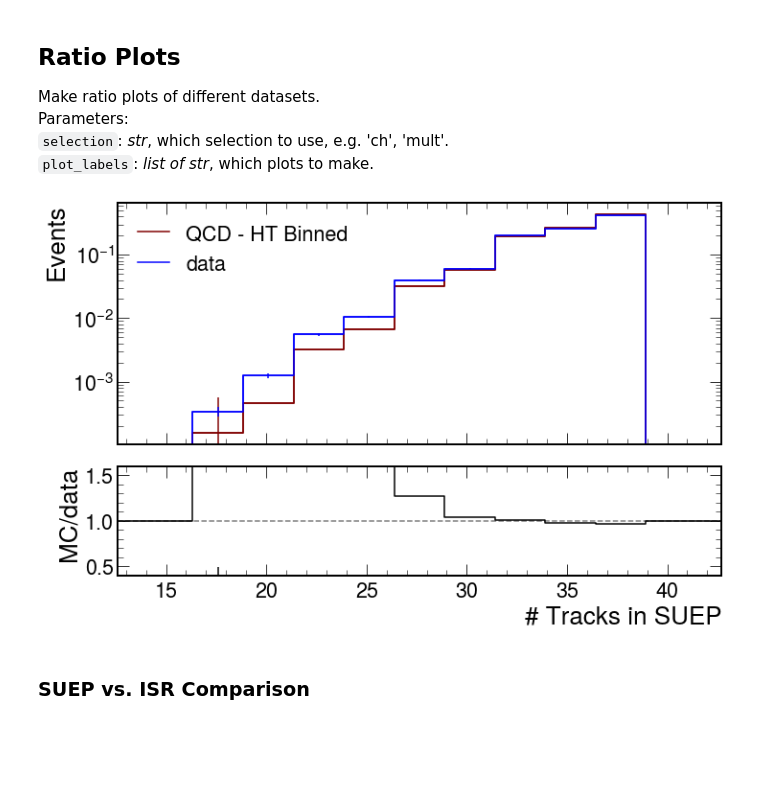
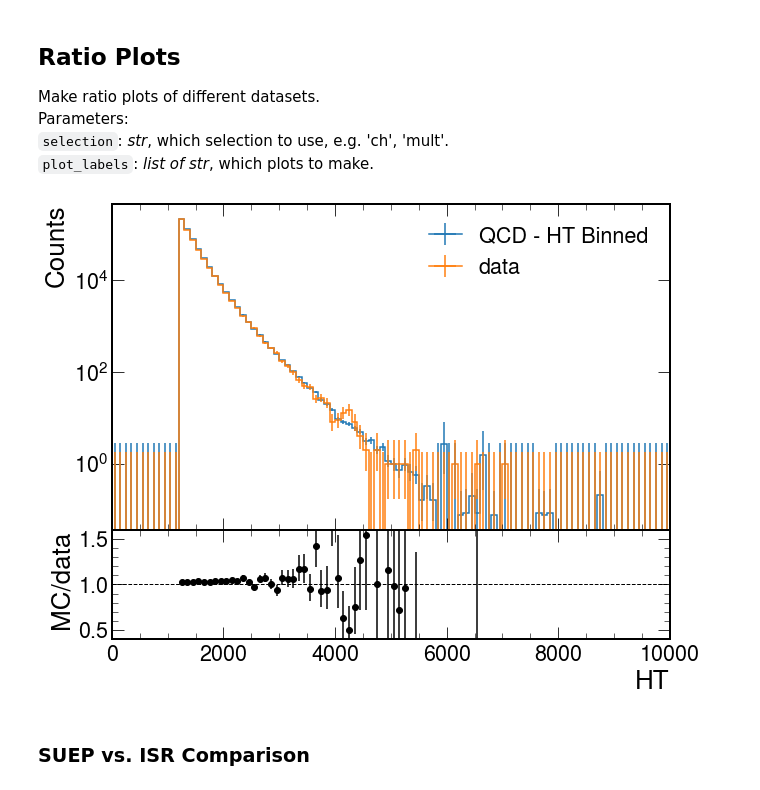
Before and after one commit to SUEPPhysics/SUEPCoffea_dask, a Jupyter notebook: plotting/plot.ipynb, the cells around one changed output. Saved outputs shown, nothing was run; the diff lists cells and outputs as text; code cells hidden in the pictures; blank space fills up the shorter version.

Commit message:
paper plots notebook expanded

```diff
--- a/plotting/plot.ipynb
+++ b/plotting/plot.ipynb
@@ -25,7 +25,7 @@ The following couple cells define the input and output directories, and load in
 `file_ext`: _str_, see above.<br>
 # %%
 # parameters
-output_label = '/home/submit/lavezzo/public_html/SUEP/analysis/7_12/'
+output_label = '/home/submit/lavezzo/public_html/SUEP/analysis/7_20/'
 file_ext = '.png'
 # %% [markdown]
 The `plots` dictionary is used to store all the plots imported from the pickle files. Dimensions: (sample) x (plot label) <br>
@@ -115,10 +122,10 @@ Parameters:<br>
 `draw_lines`: _bool_, whether to draw lines in following arguments.<br>
 `lines_<dimension>`: _list of floats_, draws lines at given values.
 # %%
-plot_label = '2D_SUEP_S1_SUEP_nconst_CL'
-samples = ['QCD_HT']
+plot_label = '2D_ISR_S1_vs_ISR_nconst_ClusterInverted'
+samples = ['QCD_HT_2017']
 #samples += ['SUEP-m125-generic', 'SUEP-m400-generic', 'SUEP-m750-generic', 'SUEP-m1000-generic']
-draw_lines = True
+draw_lines = False
 lines_x = [0.35,0.4, 0.5]
 lines_y = [10,40,80]
 
@@ -149,37 +156,39 @@ Parameters:<br>
 `plot_labels`: _list of str_, which plots to make.
 # %%
 selection = 'Cluster'
-plot_labels = ['A_SUEP_nconst']
-density = True
+plot_labels = ['A_ht']
+density = False
+sample1 = 'QCD_HT_2016'
+sample2 = 'data_2016'
 
 for plot_label in plot_labels:
 
     plot_label += '_'+selection
 
-    h1 = plots['QCD_HT'][plot_label][::1j]
-    h2 = plots['data'][plot_label][::1j]
+    h1 = plots[sample1][plot_label][::1j]
+    h2 = plots[sample2][plot_label][::1j]
 
     # our custom ratio calculates errors differently, more appropriate for plotting densities
     if density:
         h1 /= h1.sum().value
         h2 /= h2.sum().value
         fig, axs, _ = plot_ratio(h1, h2, label1='QCD - HT Binned', label2='data')
         axs[0].legend()
     else:
         fig = plt.figure(figsize=(10, 8))
         _ = h1.plot_ratio(h2,
                          rp_num_label='QCD - HT Binned',
                          rp_denom_label='data')
 
     fig.axes[0].set_yscale("log")
     #fig.axes[0].set_xlim(0, 2000)
     #fig.axes[0].set_ylim(1e-5, 1e7)
     fig.axes[1].set_ylim(0.4,1.6)
     fig.axes[1].set_ylabel('MC/data')
     plt.savefig(output_label + plot_label + file_ext, bbox_inches='tight')
     plt.show()
 # %% [output]
-[figure, old version]
+[figure, new version]
 # %% [markdown]
 ### SUEP vs. ISR Comparison
 # %%
```
Also changed, not shown: parts of 13 cells of this notebook, 2 other files.
